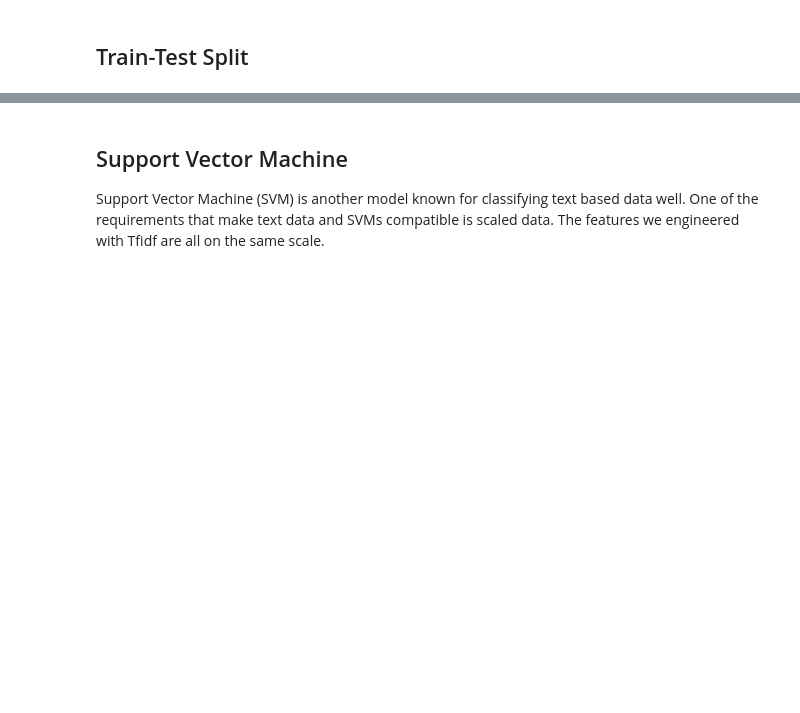
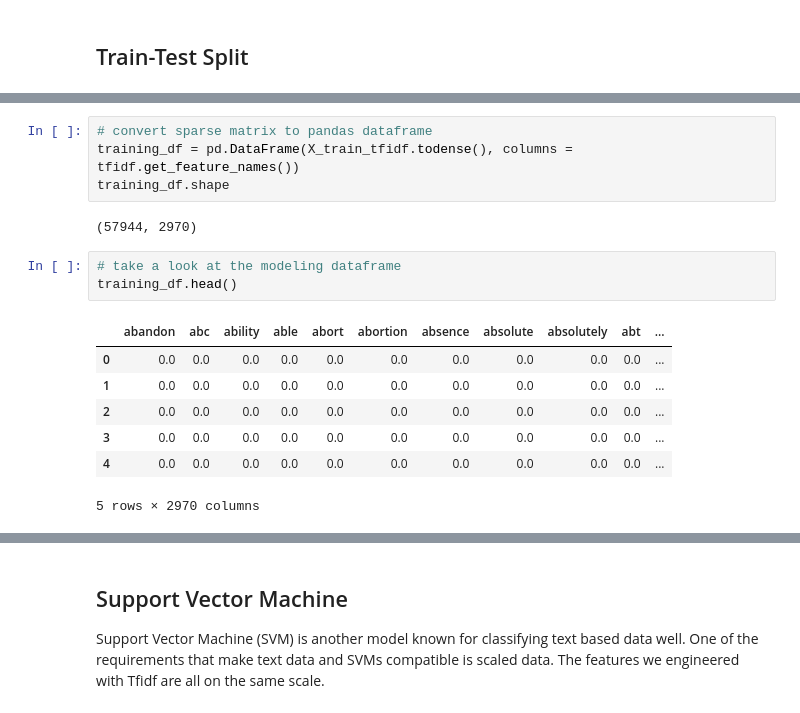
Before and after one commit to davidlebruce/covid_vaccine_tweets, a Jupyter notebook: 04_modeling.ipynb, the cells around one changed output, grey strips where cells are left out. Cells and saved outputs as stored; diff of their text form; blank space fills up the shorter version.

```diff
--- a/04_modeling.ipynb
+++ b/04_modeling.ipynb
@@ -89,2 +67,19 @@ X_train, X_test, y_train, y_test = train_test_split(X, y, random_state=88)
+# %%
+# convert sparse matrix to pandas dataframe
+training_df = pd.DataFrame(X_train_tfidf.todense(), columns = tfidf.get_feature_names())
+training_df.shape
+# %% [output]
+(57944, 2970)
+# %%
+# take a look at the modeling dataframe
+training_df.head()
+# %% [output]
+|  | abandon | abc | ability | able | abort | abortion | absence | absolute | absolutely | abt | ... |
+| 0 | 0.0 | 0.0 | 0.0 | 0.0 | 0.0 | 0.0 | 0.0 | 0.0 | 0.0 | 0.0 | ... |
+| 1 | 0.0 | 0.0 | 0.0 | 0.0 | 0.0 | 0.0 | 0.0 | 0.0 | 0.0 | 0.0 | ... |
+| 2 | 0.0 | 0.0 | 0.0 | 0.0 | 0.0 | 0.0 | 0.0 | 0.0 | 0.0 | 0.0 | ... |
+| 3 | 0.0 | 0.0 | 0.0 | 0.0 | 0.0 | 0.0 | 0.0 | 0.0 | 0.0 | 0.0 | ... |
+| 4 | 0.0 | 0.0 | 0.0 | 0.0 | 0.0 | 0.0 | 0.0 | 0.0 | 0.0 | 0.0 | ... |
+5 rows × 2970 columns
 # %% [markdown]
 ## Naive Bayes
```
Also changed, not shown: parts of 24 cells of this notebook, 3 other files.
